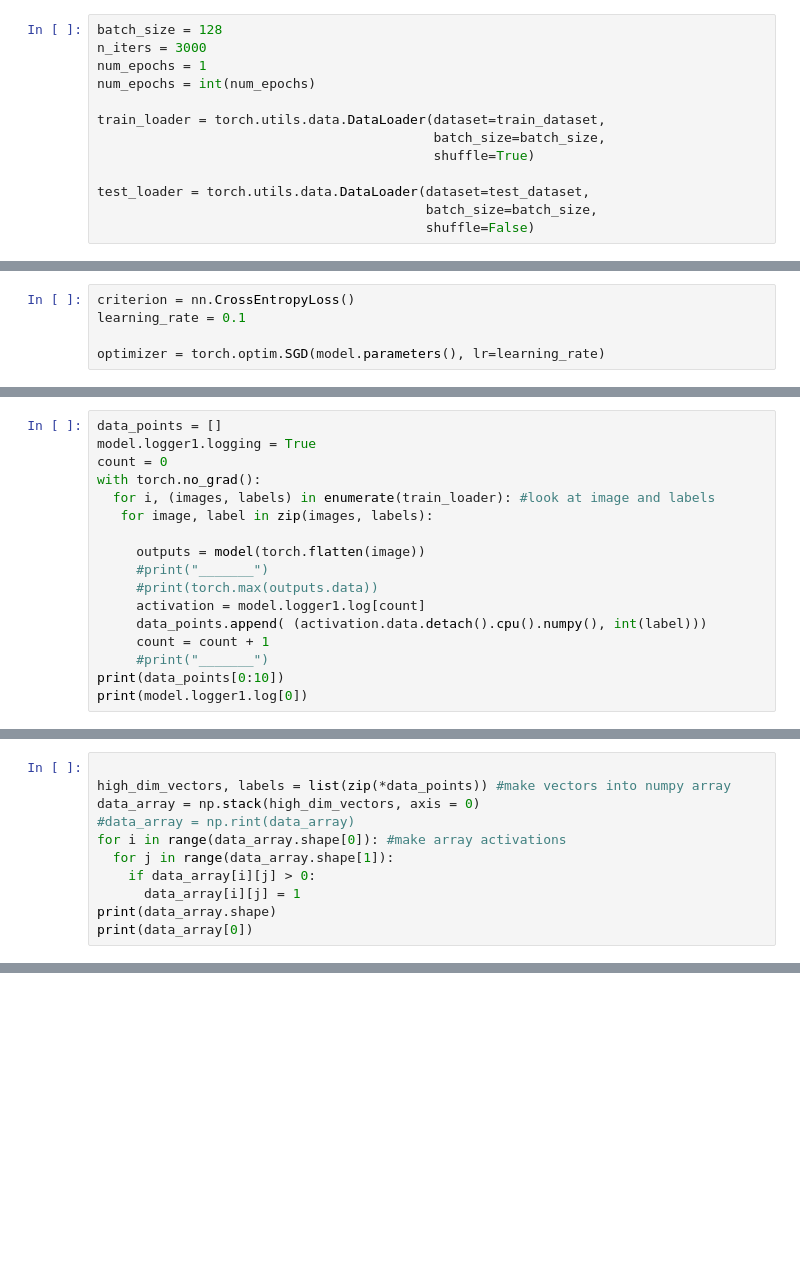
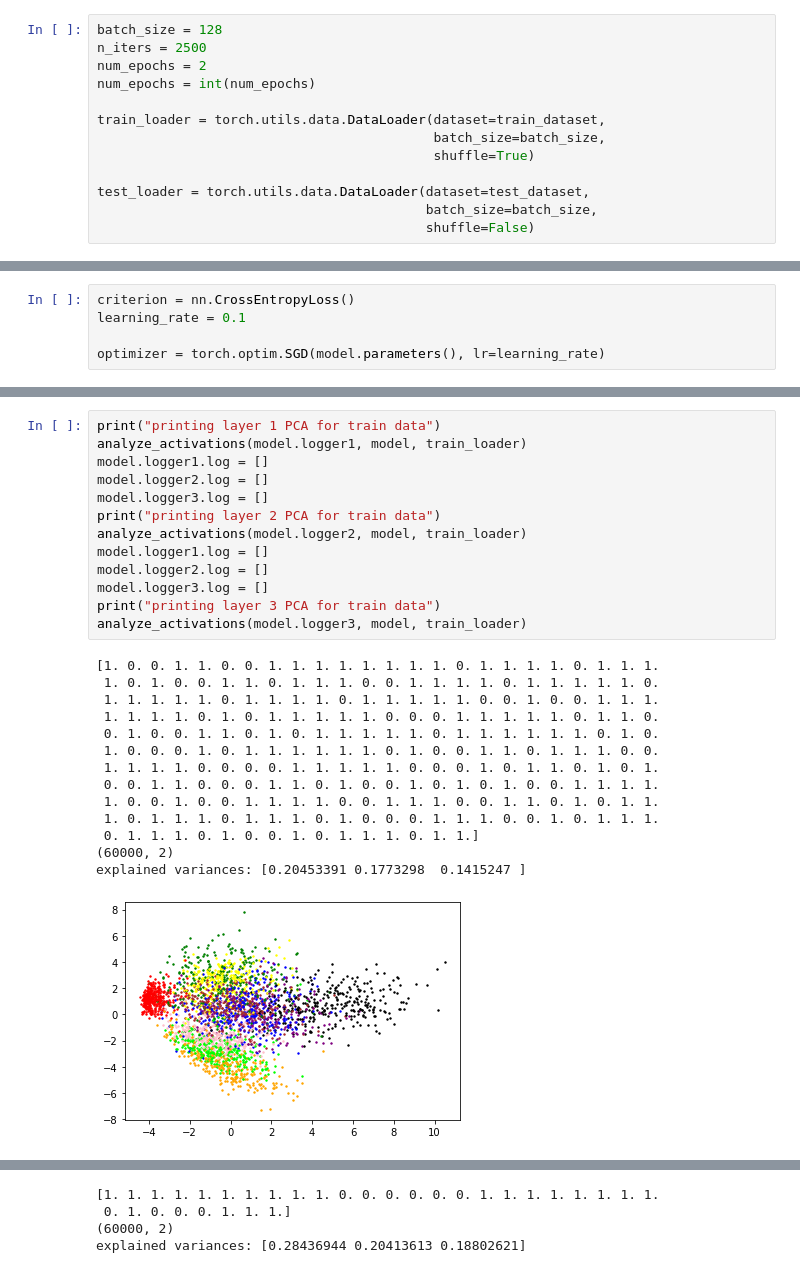
Before and after one commit to AdamW1002/Fall21Research, a Jupyter notebook: analysis_of_actvations.ipynb, the cells around one changed output, grey strips where cells are left out. Drawn from its saved outputs; the diff is of its cells as text; blank space fills up the shorter version.

```diff
--- a/analysis_of_actvations.ipynb
+++ b/analysis_of_actvations.ipynb
@@ -37,7 +21,7 @@ Extracting ./data/MNIST/raw/t10k-labels-idx1-ubyte.gz to ./data/MNIST/raw
 # %%
 batch_size = 128
-n_iters = 3000
-num_epochs = 1
+n_iters = 2500
+num_epochs = 2
 num_epochs = int(num_epochs)
 
 train_loader = torch.utils.data.DataLoader(dataset=train_dataset,
@@ -174,17 +176,0 @@ Iteration: 400. Loss: 0.2420046031475067. Accuracy: 90.81999969482422
-# %%
-data_points = []
-model.logger1.logging = True
-count = 0
-with torch.no_grad():
-  for i, (images, labels) in enumerate(train_loader): #look at image and labels
-   for image, label in zip(images, labels):
-
-     outputs = model(torch.flatten(image))
-     #print("_______")
-     #print(torch.max(outputs.data))
-     activation = model.logger1.log[count]
-     data_points.append( (activation.data.detach().cpu().numpy(), int(label)))
-     count = count + 1
-     #print("_______")
-print(data_points[0:10])
-print(model.logger1.log[0])
@@ -209,11 +176,0 @@ print(model.logger1.log[0])
-# %%
-
-high_dim_vectors, labels = list(zip(*data_points)) #make vectors into numpy array
-data_array = np.stack(high_dim_vectors, axis = 0)
-#data_array = np.rint(data_array)
-for i in range(data_array.shape[0]): #make array activations
-  for j in range(data_array.shape[1]):
-    if data_array[i][j] > 0:
-      data_array[i][j] = 1
-print(data_array.shape)
-print(data_array[0])
@@ -266,0 +261,28 @@ plt.show()
+# %%
+print("printing layer 1 PCA for train data")
+analyze_activations(model.logger1, model, train_loader)
+model.logger1.log = []
+model.logger2.log = []
+model.logger3.log = []
+print("printing layer 2 PCA for train data")
+analyze_activations(model.logger2, model, train_loader)
+model.logger1.log = []
+model.logger2.log = []
+model.logger3.log = []
+print("printing layer 3 PCA for train data")
+analyze_activations(model.logger3, model, train_loader)
+# %% [output]
+[1. 0. 0. 1. 1. 0. 0. 1. 1. 1. 1. 1. 1. 1. 1. 0. 1. 1. 1. 1. 0. 1. 1. 1.
+ 1. 0. 1. 0. 0. 1. 1. 0. 1. 1. 1. 0. 0. 1. 1. 1. 1. 0. 1. 1. 1. 1. 1. 0.
+ 1. 1. 1. 1. 1. 0. 1. 1. 1. 1. 0. 1. 1. 1. 1. 1. 0. 0. 1. 0. 0. 1. 1. 1.
+ 1. 1. 1. 1. 0. 1. 0. 1. 1. 1. 1. 1. 0. 0. 0. 1. 1. 1. 1. 1. 0. 1. 1. 0.
+ 0. 1. 0. 0. 1. 1. 0. 1. 0. 1. 1. 1. 1. 1. 0. 1. 1. 1. 1. 1. 1. 0. 1. 0.
+ 1. 0. 0. 0. 1. 0. 1. 1. 1. 1. 1. 1. 0. 1. 0. 0. 1. 1. 0. 1. 1. 1. 0. 0.
+ 1. 1. 1. 1. 0. 0. 0. 0. 1. 1. 1. 1. 1. 0. 0. 0. 1. 0. 1. 1. 0. 1. 0. 1.
+ 0. 0. 1. 1. 0. 0. 0. 1. 1. 0. 1. 0. 0. 1. 0. 1. 0. 1. 0. 0. 1. 1. 1. 1.
+ 1. 0. 0. 1. 0. 0. 1. 1. 1. 1. 0. 0. 1. 1. 1. 0. 0. 1. 1. 0. 1. 0. 1. 1.
+ 1. 0. 1. 1. 1. 0. 1. 1. 1. 0. 1. 0. 0. 0. 1. 1. 1. 0. 0. 1. 0. 1. 1. 1.
+ 0. 1. 1. 1. 0. 1. 0. 0. 1. 0. 1. 1. 1. 0. 1. 1.]
+(60000, 2)
+explained variances: [0.20453391 0.1773298  0.1415247 ]
+[figure, added]
@@ -266,0 +290,4 @@ plt.show()
+[1. 1. 1. 1. 1. 1. 1. 1. 1. 1. 0. 0. 0. 0. 0. 0. 1. 1. 1. 1. 1. 1. 1. 1.
+ 0. 1. 0. 0. 0. 1. 1. 1.]
+(60000, 2)
+explained variances: [0.28436944 0.20413613 0.18802621]
```
Also changed, not shown: parts of 9 cells of this notebook.
